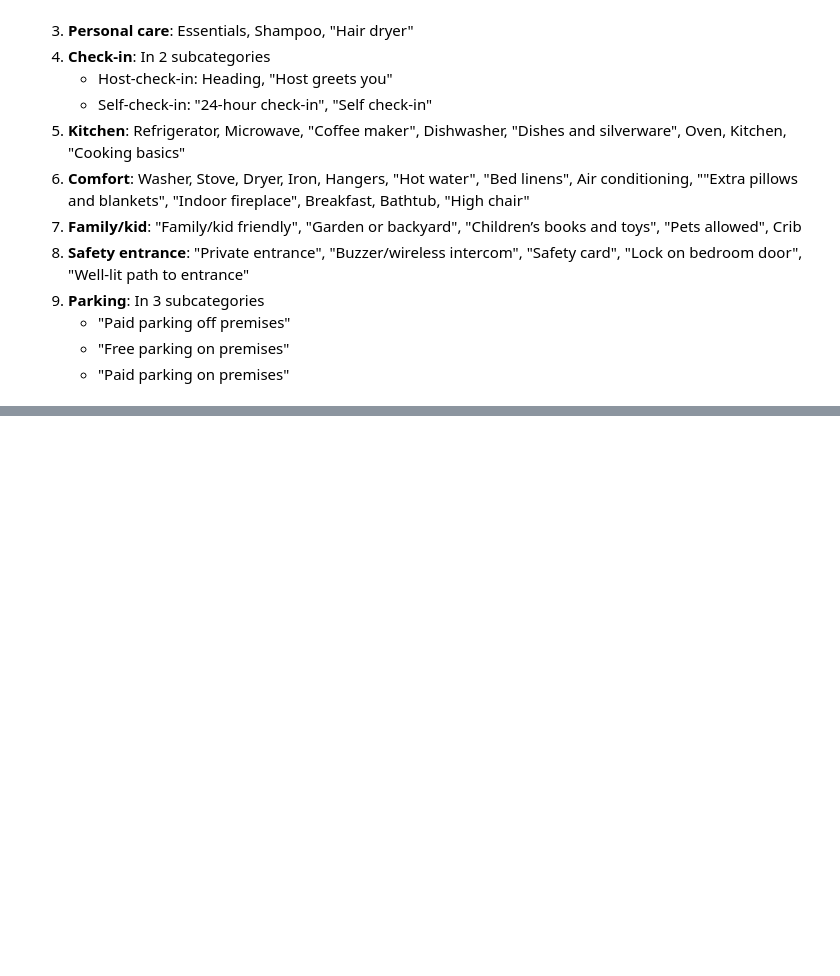
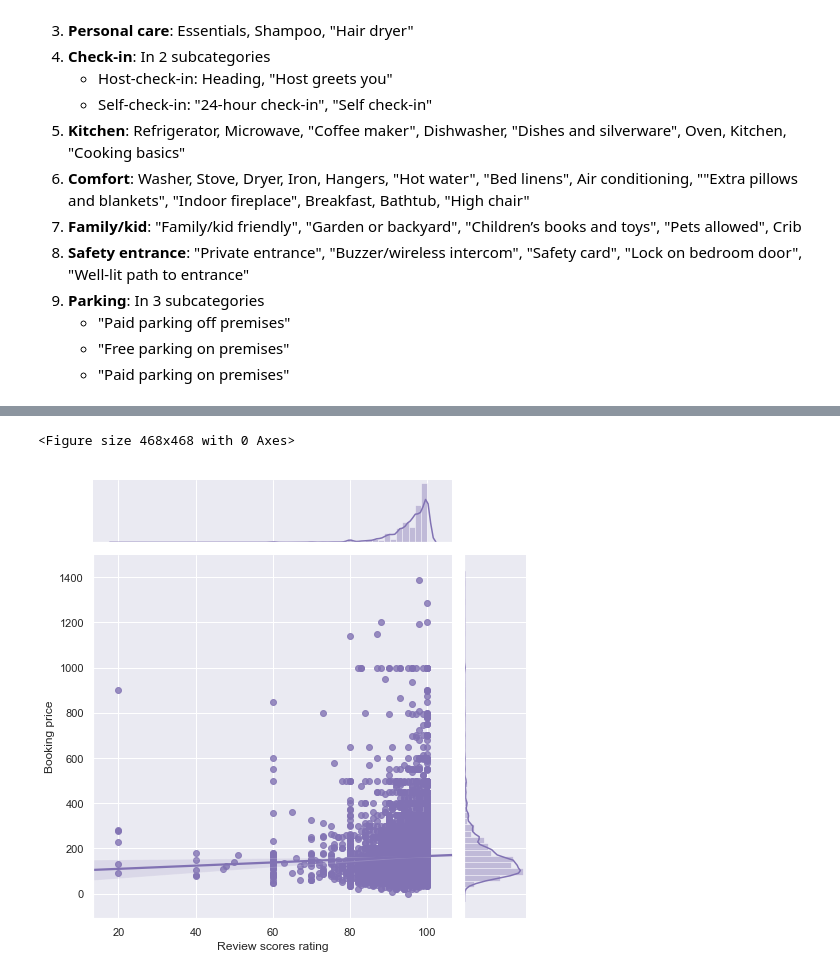
Before and after one commit to Daesparz/airbnb_amsterdam, a Jupyter notebook: Data_analysis/in-depth_analysis_predictive_modeling.ipynb, the cells around one changed output, grey strips where cells are left out. Cells and saved outputs as stored; diff of their text form; code cells hidden in the pictures; blank space fills up the shorter version.

```diff
--- a/Data_analysis/in-depth_analysis_predictive_modeling.ipynb
+++ b/Data_analysis/in-depth_analysis_predictive_modeling.ipynb
@@ -327,0 +462,14 @@ df_training.head()
+# %%
+df_training_noOutliers = df_training[df_training.price_float < 2000]
+# %%
+_ = plt.figure(figsize=(6.5, 6.5))
+_ = sns.set(style="darkgrid")
+_ = sns.jointplot(y="price_float", x="review_scores_rating", data=df_training_noOutliers,
+                  kind="reg", truncate=False,
+#                   xlim=(0, 60), ylim=(0, 12),
+                  color="m", height=7)
+_ = plt.xlabel("Review scores rating", size=12)
+_ = plt.ylabel("Booking price", size=12)
+# %% [output]
+<Figure size 468x468 with 0 Axes>
+[figure, added]
```
Also changed, not shown: parts of 37 cells of this notebook.
